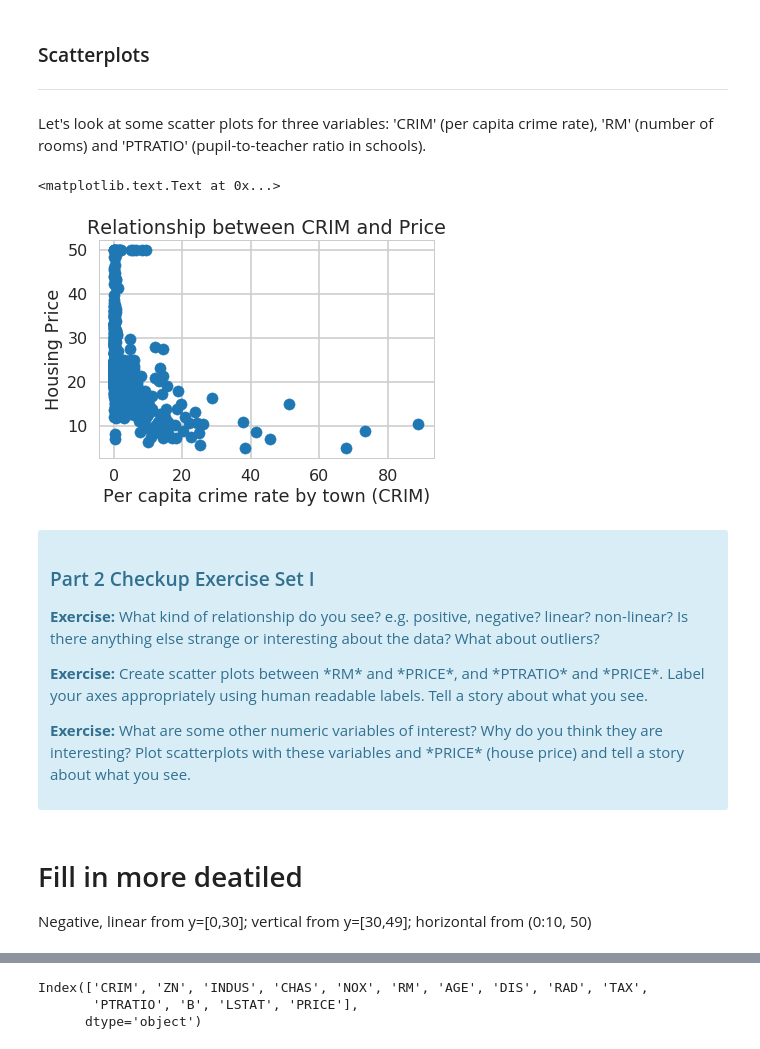
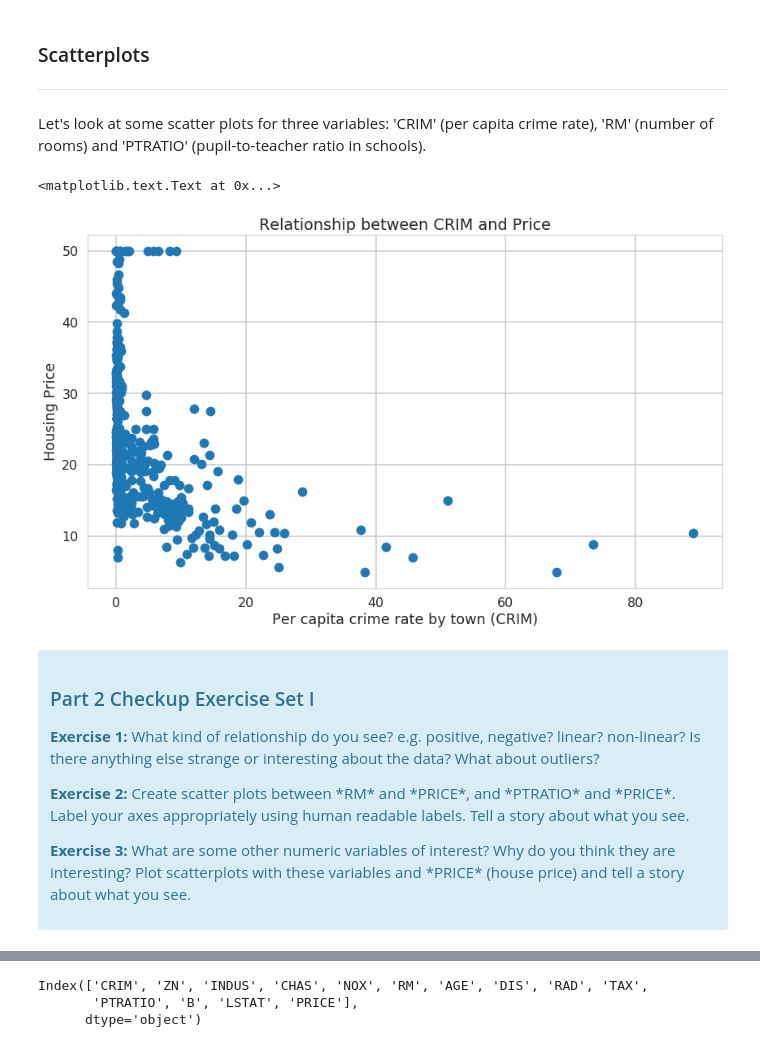
Before and after one commit to SethDKelly/Springboard, a Jupyter notebook: sec11/linear_regression/Mini_Project_Linear_Regression.ipynb, the cells around one changed output, grey strips where cells are left out. Drawn from its saved outputs; the diff is of its cells as text; code cells hidden in the pictures.

```diff
--- a/sec11/linear_regression/Mini_Project_Linear_Regression.ipynb
+++ b/sec11/linear_regression/Mini_Project_Linear_Regression.ipynb
@@ -258,26 +258,23 @@ bos.describe()
 
 Let's look at some scatter plots for three variables: 'CRIM' (per capita crime rate), 'RM' (number of rooms) and 'PTRATIO' (pupil-to-teacher ratio in schools).
 # %%
+plt.figure(figsize=[14,8])
 plt.scatter(bos.CRIM, bos.PRICE)
 plt.xlabel("Per capita crime rate by town (CRIM)")
 plt.ylabel("Housing Price")
 plt.title("Relationship between CRIM and Price")
 # %% [output]
 <matplotlib.text.Text at 0x...>
-[figure, old version]
+[figure, new version]
 # %% [markdown]
 <div class="alert alert-info">
 <h3>Part 2 Checkup Exercise Set I</h3>
 
-<p><b>Exercise:</b> What kind of relationship do you see? e.g. positive, negative?  linear? non-linear? Is there anything else strange or interesting about the data? What about outliers?</p>
+<p><b>Exercise 1:</b> What kind of relationship do you see? e.g. positive, negative?  linear? non-linear? Is there anything else strange or interesting about the data? What about outliers?</p>
 
 
-<p><b>Exercise:</b> Create scatter plots between *RM* and *PRICE*, and *PTRATIO* and *PRICE*. Label your axes appropriately using human readable labels. Tell a story about what you see.</p>
+<p><b>Exercise 2:</b> Create scatter plots between *RM* and *PRICE*, and *PTRATIO* and *PRICE*. Label your axes appropriately using human readable labels. Tell a story about what you see.</p>
 
-<p><b>Exercise:</b> What are some other numeric variables of interest? Why do you think they are interesting? Plot scatterplots with these variables and *PRICE* (house price) and tell a story about what you see.</p>
+<p><b>Exercise 3:</b> What are some other numeric variables of interest? Why do you think they are interesting? Plot scatterplots with these variables and *PRICE* (house price) and tell a story about what you see.</p>
 
 </div>
-# %% [markdown]
-# Fill in more deatiled
-
-Negative, linear from y=[0,30]; vertical from y=[30,49]; horizontal from (0:10, 50)
```
Also changed, not shown: parts of 10 cells of this notebook.
